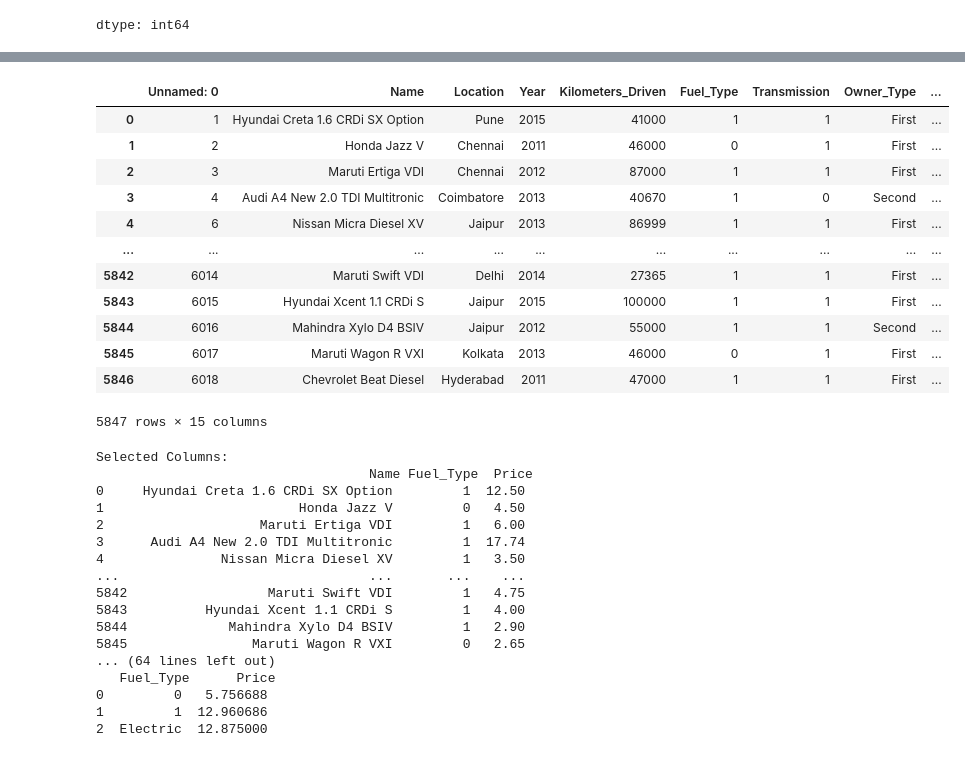
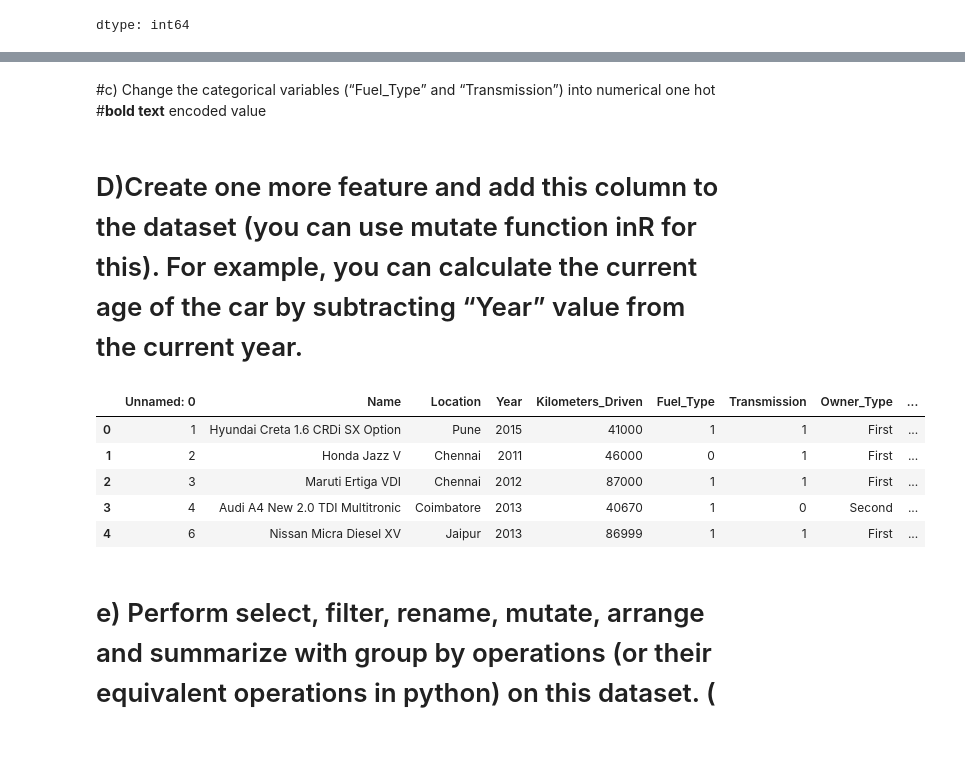
Before and after one commit to afridshaik17/PDS, a Jupyter notebook: Assignment_2.ipynb, the cells around one changed output, grey strips where cells are left out. Cells and saved outputs as stored; diff of their text form; code cells hidden in the pictures.

```diff
--- a/Assignment_2.ipynb
+++ b/Assignment_2.ipynb
@@ -89,6 +86,9 @@ df['Mileage'] = pd.to_numeric(df['Mileage'].str.replace(' kmpl', ''), errors='co
 df['Engine'] = pd.to_numeric(df['Engine'].str.replace(' CC', ''), errors='coerce')
 df['Power'] = pd.to_numeric(df['Power'].str.replace(' bhp', ''), errors='coerce')
 df['New_Price'] = pd.to_numeric(df['New_Price'].str.replace(' lakh', ''), errors='coerce')
+# %% [markdown]
+#c) Change the categorical variables (“Fuel_Type” and “Transmission”) into numerical one hot
+#**bold text** encoded value
 # %%
 # Encode Diesel Fuel_Type as 1, Petrol Fuel_Type as 0
 df.loc[df.Fuel_Type=='Diesel','Fuel_Type']=1
@@ -96,64 +96,19 @@ df.loc[df.Fuel_Type=='Petrol','Fuel_Type']=0
 # Encode Manual Transmission as 1, Automatic Transmission as 0'
 df.loc[df.Transmission=='Manual','Transmission']=1
 df.loc[df.Transmission=='Automatic','Transmission']=0
+# %% [markdown]
+#  D)Create one more feature and add this column to the dataset (you can use mutate function inR for this). For example, you can calculate the current age of the car by subtracting “Year” value from the current year.
 # %%
 current_year = datetime.now().year
 
 df['Car_Age'] = current_year - df['Year']
-df
+df.head()
 # %% [output]
 |  | Unnamed: 0 | Name | Location | Year | Kilometers_Driven | Fuel_Type | Transmission | Owner_Type | ... |
 | 0 | 1 | Hyundai Creta 1.6 CRDi SX Option | Pune | 2015 | 41000 | 1 | 1 | First | ... |
 | 1 | 2 | Honda Jazz V | Chennai | 2011 | 46000 | 0 | 1 | First | ... |
 | 2 | 3 | Maruti Ertiga VDI | Chennai | 2012 | 87000 | 1 | 1 | First | ... |
 | 3 | 4 | Audi A4 New 2.0 TDI Multitronic | Coimbatore | 2013 | 40670 | 1 | 0 | Second | ... |
 | 4 | 6 | Nissan Micra Diesel XV | Jaipur | 2013 | 86999 | 1 | 1 | First | ... |
-| ... | ... | ... | ... | ... | ... | ... | ... | ... | ... |
-| 5842 | 6014 | Maruti Swift VDI | Delhi | 2014 | 27365 | 1 | 1 | First | ... |
-| 5843 | 6015 | Hyundai Xcent 1.1 CRDi S | Jaipur | 2015 | 100000 | 1 | 1 | First | ... |
-| 5844 | 6016 | Mahindra Xylo D4 BSIV | Jaipur | 2012 | 55000 | 1 | 1 | Second | ... |
-| 5845 | 6017 | Maruti Wagon R VXI | Kolkata | 2013 | 46000 | 0 | 1 | First | ... |
-| 5846 | 6018 | Chevrolet Beat Diesel | Hyderabad | 2011 | 47000 | 1 | 1 | First | ... |
-5847 rows × 15 columns
-# %%
-# 1. Select specific columns
-selected_columns = df[['Name', 'Fuel_Type', 'Price']]
-print("Selected Columns:\n", selected_columns)
-
-# 2. Filter rows where Fuel_Type is Diesel
-filtered_df = df[df['Fuel_Type'] == 'Diesel']
-print("\nFiltered DataFrame (Diesel Cars):\n", filtered_df)
-
-# 3. Rename columns
-renamed_df = df.rename(columns={'Kilometers_Driven': 'Distance_Driven', 'Owner_Type': 'Owner'})
-print("\nRenamed DataFrame:\n", renamed_df.head())
-
-# 4. Mutate: Add a new column for Mileage in float
-df['Mileage_float'] = pd.to_numeric(df['Mileage'].astype(str).str.replace(r' kmpl| km/kg', '', regex=True), errors='coerce')
-print("\nDataFrame after Mutate (New Mileage Column):\n", df[['Mileage', 'Mileage_float']])
-
-# 5. Arrange: Sort by Price in descending order
-arranged_df = df.sort_values(by='Price', ascending=False)
-print("\nArranged DataFrame (Sorted by Price):\n", arranged_df[['Name', 'Price']])
-
-# 6. Summarize with Group By: Average Price by Fuel_Type
-summary_df = df.groupby('Fuel_Type')['Price'].mean().reset_index()
-print("\nAverage Price by Fuel Type:\n", summary_df)
-# %% [output]
-Selected Columns:
-                                   Name Fuel_Type  Price
-0     Hyundai Creta 1.6 CRDi SX Option         1  12.50
-1                         Honda Jazz V         0   4.50
-2                    Maruti Ertiga VDI         1   6.00
-3      Audi A4 New 2.0 TDI Multitronic         1  17.74
-4               Nissan Micra Diesel XV         1   3.50
-...                                ...       ...    ...
-5842                  Maruti Swift VDI         1   4.75
-5843          Hyundai Xcent 1.1 CRDi S         1   4.00
-5844             Mahindra Xylo D4 BSIV         1   2.90
-5845                Maruti Wagon R VXI         0   2.65
-... (64 lines left out)
-   Fuel_Type      Price
-0         0   5.756688
-1         1  12.960686
-2  Electric  12.875000
+# %% [markdown]
+# e) Perform select, filter, rename, mutate, arrange and summarize with group by operations (or their equivalent operations in python) on this dataset. (
```
Also changed, not shown: parts of 10 cells of this notebook.
